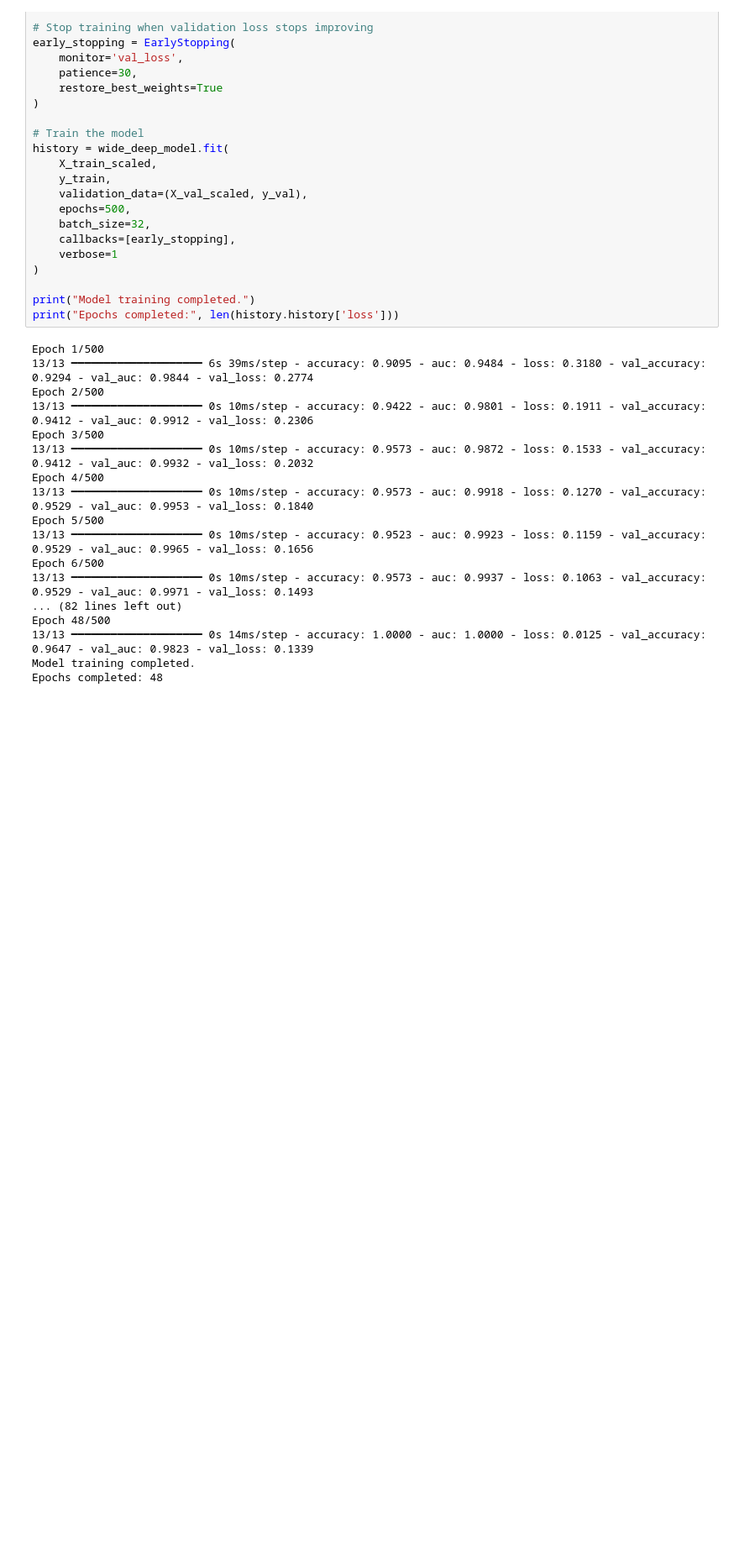
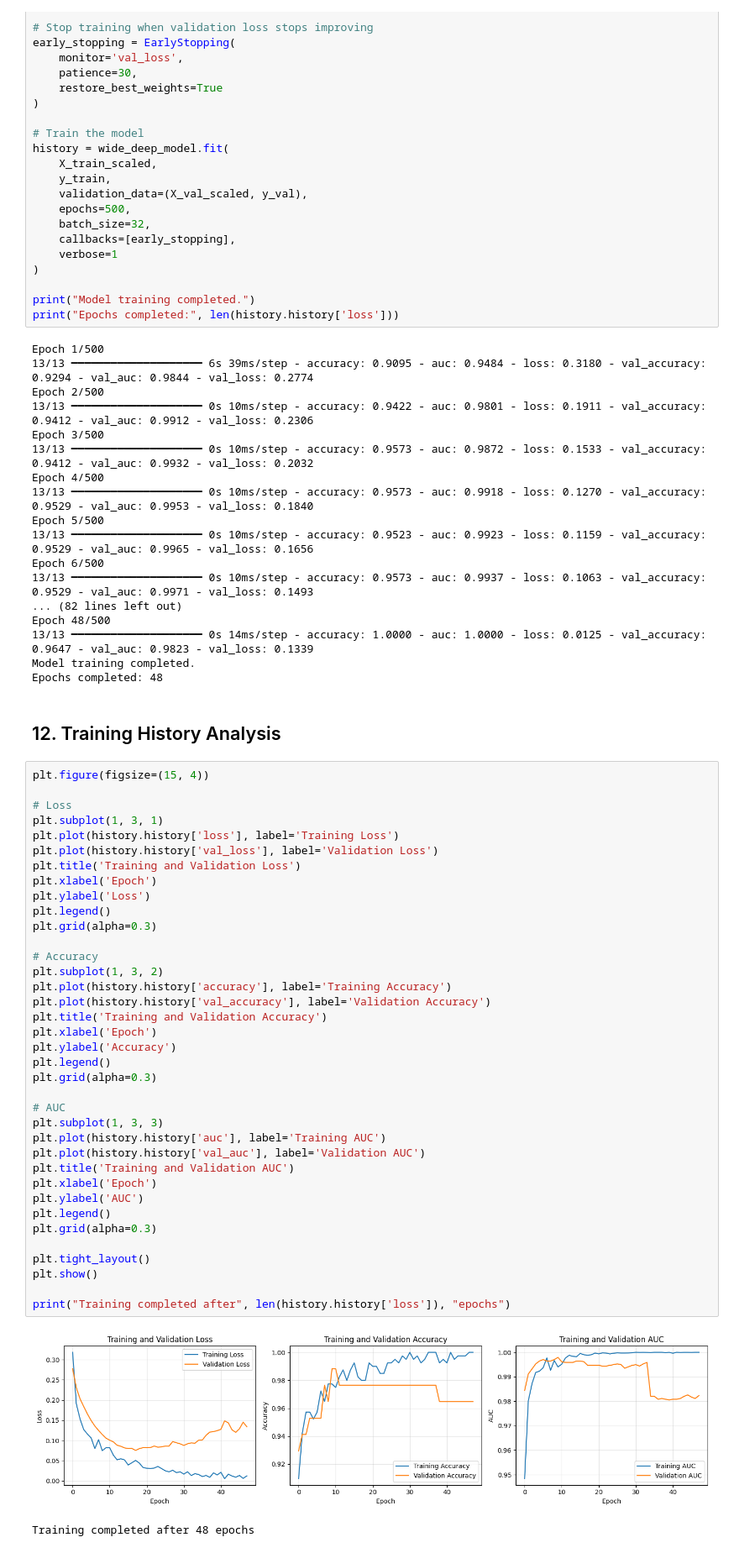
Before and after one commit to nimasha20020207/DL_Assignment_Y4S1, a Jupyter notebook: IT23322912.ipynb, the cells around one changed output. Shown at 84% size. Cells and saved outputs as stored; diff of their text form; blank space fills up the shorter version.

Commit message:
Add training history visualization and validation analysis

```diff
--- a/IT23322912.ipynb
+++ b/IT23322912.ipynb
@@ -499,3 +499,45 @@ Epoch 48/500
 13/13 ━━━━━━━━━━━━━━━━━━━━ 0s 14ms/step - accuracy: 1.0000 - auc: 1.0000 - loss: 0.0125 - val_accuracy: 0.9647 - val_auc: 0.9823 - val_loss: 0.1339
 Model training completed.
 Epochs completed: 48
+# %% [markdown]
+## 12. Training History Analysis
+# %%
+plt.figure(figsize=(15, 4))
+
+# Loss
+plt.subplot(1, 3, 1)
+plt.plot(history.history['loss'], label='Training Loss')
+plt.plot(history.history['val_loss'], label='Validation Loss')
+plt.title('Training and Validation Loss')
+plt.xlabel('Epoch')
+plt.ylabel('Loss')
+plt.legend()
+plt.grid(alpha=0.3)
+
+# Accuracy
+plt.subplot(1, 3, 2)
+plt.plot(history.history['accuracy'], label='Training Accuracy')
+plt.plot(history.history['val_accuracy'], label='Validation Accuracy')
+plt.title('Training and Validation Accuracy')
+plt.xlabel('Epoch')
+plt.ylabel('Accuracy')
+plt.legend()
+plt.grid(alpha=0.3)
+
+# AUC
+plt.subplot(1, 3, 3)
+plt.plot(history.history['auc'], label='Training AUC')
+plt.plot(history.history['val_auc'], label='Validation AUC')
+plt.title('Training and Validation AUC')
+plt.xlabel('Epoch')
+plt.ylabel('AUC')
+plt.legend()
+plt.grid(alpha=0.3)
+
+plt.tight_layout()
+plt.show()
+
+print("Training completed after", len(history.history['loss']), "epochs")
+# %% [output]
+[figure, added]
+Training completed after 48 epochs
```
